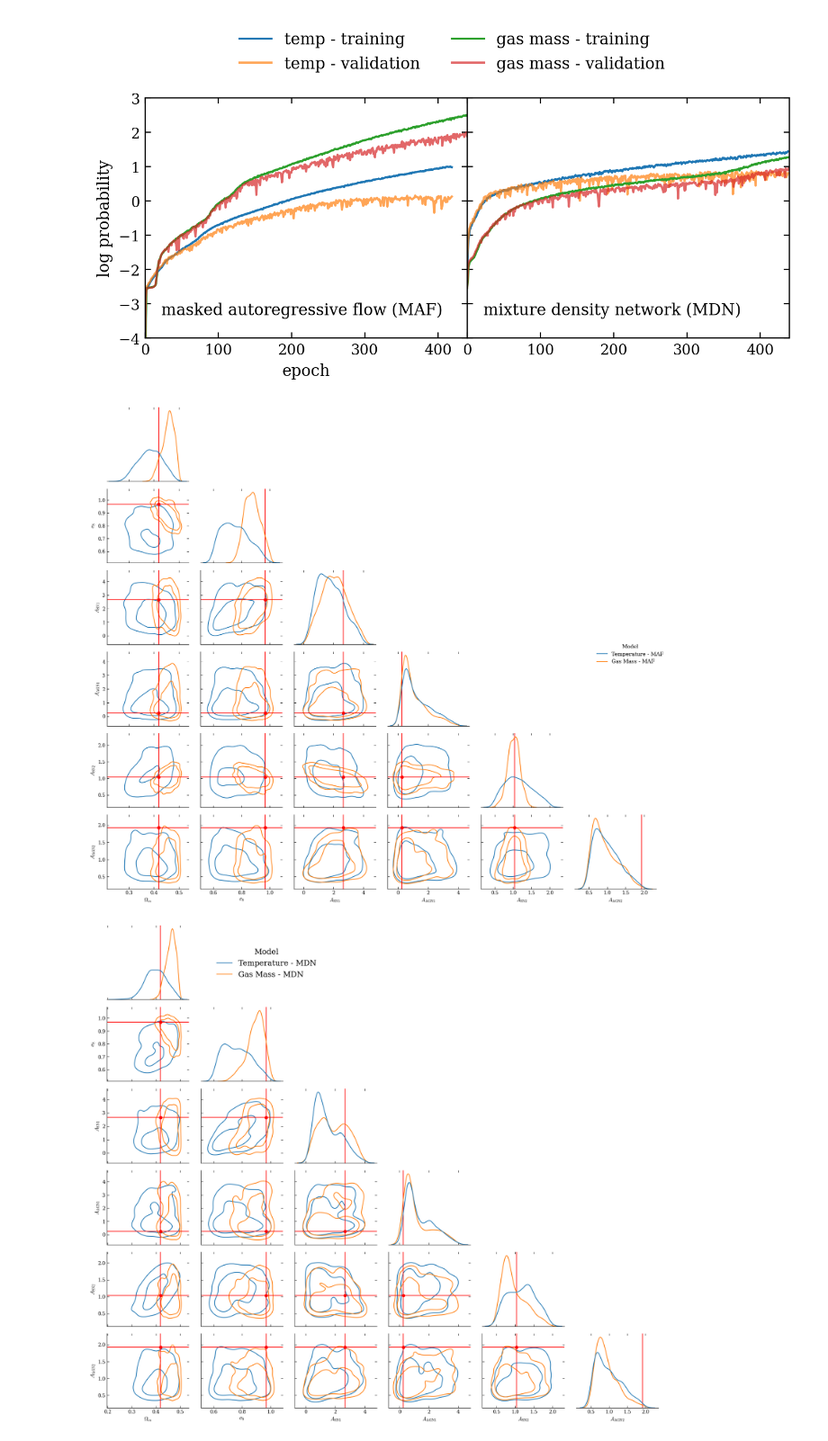
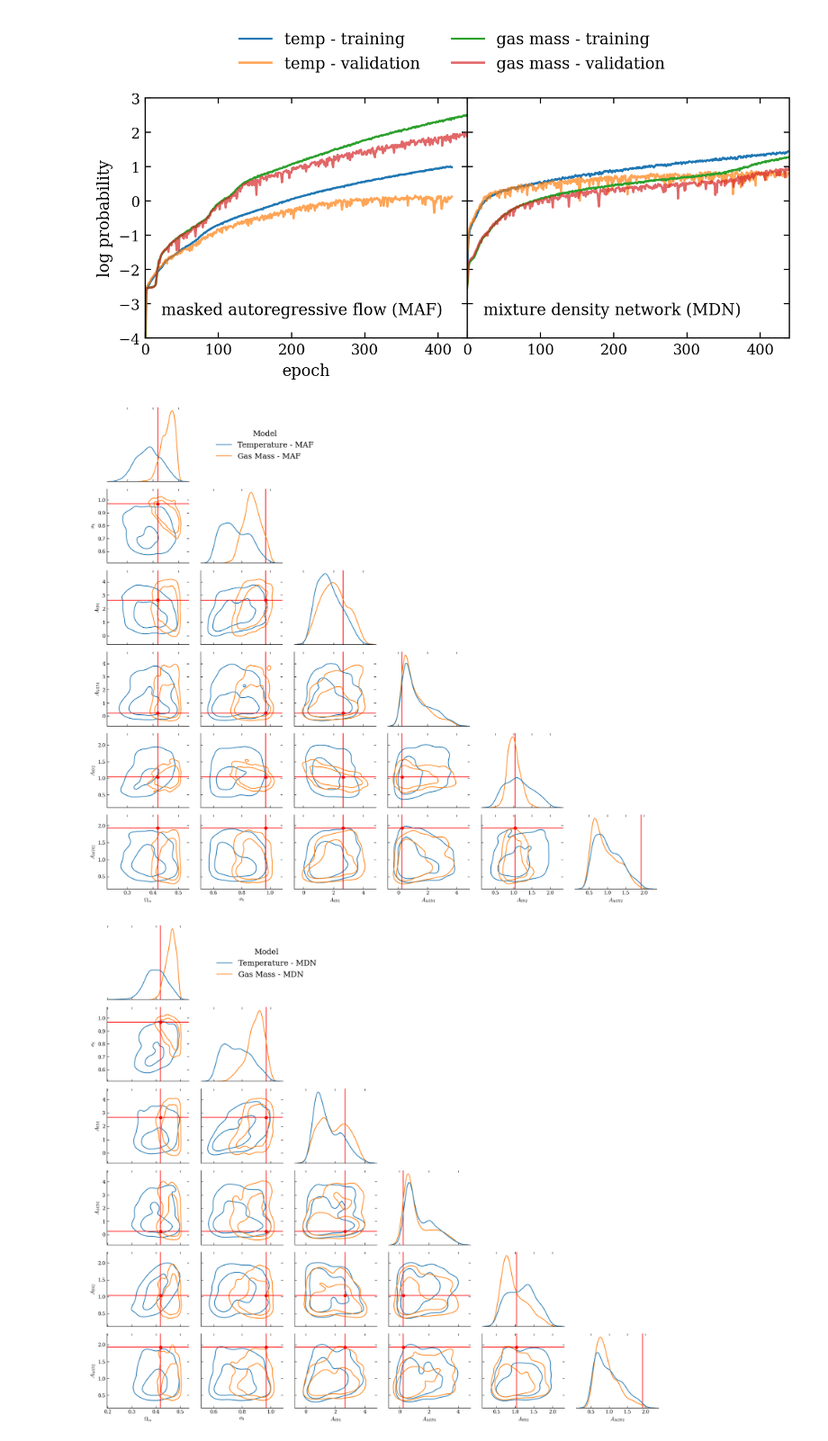
Before and after one commit to fred144/STCS6701, a Jupyter notebook: final/final.ipynb, the cells around one changed output. Shown at 90% size. Cells and saved outputs as stored; diff of their text form; code cells hidden in the pictures.

```diff
--- a/final/final.ipynb
+++ b/final/final.ipynb
@@ -715,35 +715,35 @@ fig_maf = metric(
     x_obs=x_gas_mass_test[index_of_single_sample],
     theta_fid=theta_test[index_of_single_sample],
     name="Gas Mass - MAF",
     grid=fig_maf,
 )
 # fig = metric(
 #     posterior=posterior_temp_mdn,
 #     x_obs=x_temp_test[index_of_single_sample],
 #     theta_fid=theta_test[index_of_single_sample],
 #     name="Temperature - MDN",
 #     grid=fig,
 # )
 # fig = metric(
 #     posterior=posterior_gas_mass_mdn,
 #     x_obs=x_gas_mass_test[index_of_single_sample],
 #     theta_fid=theta_test[index_of_single_sample],
 #     name="Gas Mass - MDN",
 #     grid=fig,
 # )
 sns.move_legend(
-    fig, "upper left", bbox_to_anchor=(0.2, 0.95), fontsize=16, title_fontsize=16
+    fig_maf, "upper left", bbox_to_anchor=(0.2, 0.95), fontsize=16, title_fontsize=16
 )
 plt.savefig(
     "./maf_mdn_single_posteriors_temp_and_gas_mass.png",
     bbox_inches="tight",
     dpi=300,
     pad_inches=0.1,
     transparent=True,
 )
 plt.show()
 # %% [output]
-[figure, old version]
+[figure, new version]
 # %%
 metric = PlotSinglePosterior(
     num_samples=N_samples, sample_method="direct", labels=labels, out_dir=None
```
Also changed, not shown: 1 other file.
